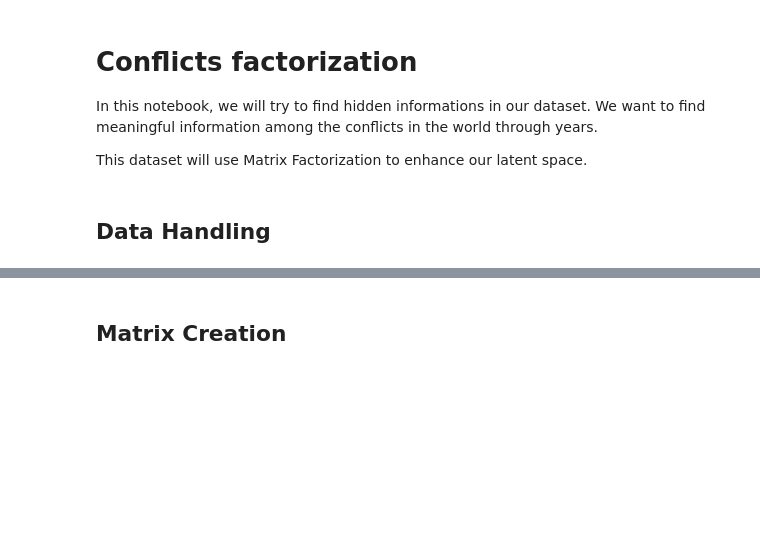
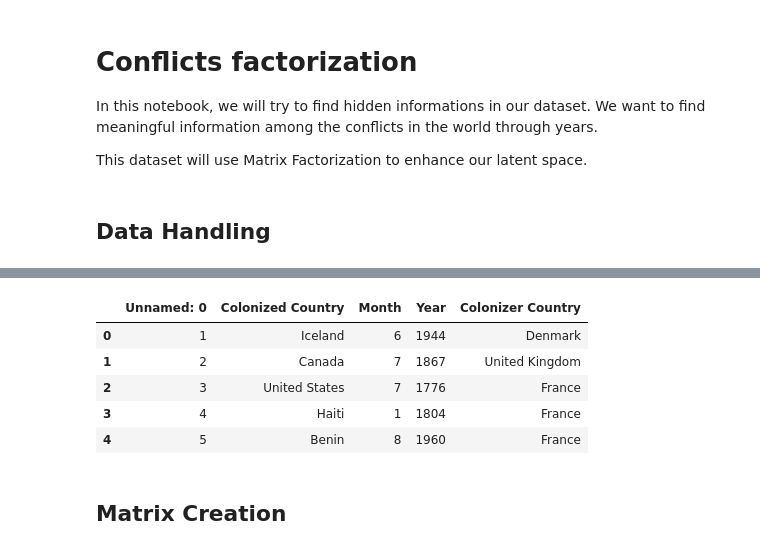
Before and after one commit to julied20/ada-2017, a Jupyter notebook: Project/Conflicts Factorization.ipynb, the cells around one changed output, grey strips where cells are left out. Drawn from its saved outputs; the diff is of its cells as text; code cells hidden in the pictures; blank space fills up the shorter version.

```diff
--- a/Project/Conflicts Factorization.ipynb
+++ b/Project/Conflicts Factorization.ipynb
@@ -20,0 +63,13 @@ from sklearn.manifold import TSNE
+# %%
+colonies_df['Colonized Country'].replace('Republic of Tunisia','Tunisia')
+colonies_df['Colonized Country'].replace('Congo','Republic of the Congo')
+colonies_df['Colonized Country'].replace('DR Congo','Congo')
+colonies_df['Colonized Country'].replace('Independent State of Papua New Guinea','New Guinea')
+colonies_df.head()
+# %% [output]
+|  | Unnamed: 0 | Colonized Country | Month | Year | Colonizer Country |
+| 0 | 1 | Iceland | 6 | 1944 | Denmark |
+| 1 | 2 | Canada | 7 | 1867 | United Kingdom |
+| 2 | 3 | United States | 7 | 1776 | France |
+| 3 | 4 | Haiti | 1 | 1804 | France |
+| 4 | 5 | Benin | 8 | 1960 | France |
```
Also changed, not shown: parts of 6 cells of this notebook.
